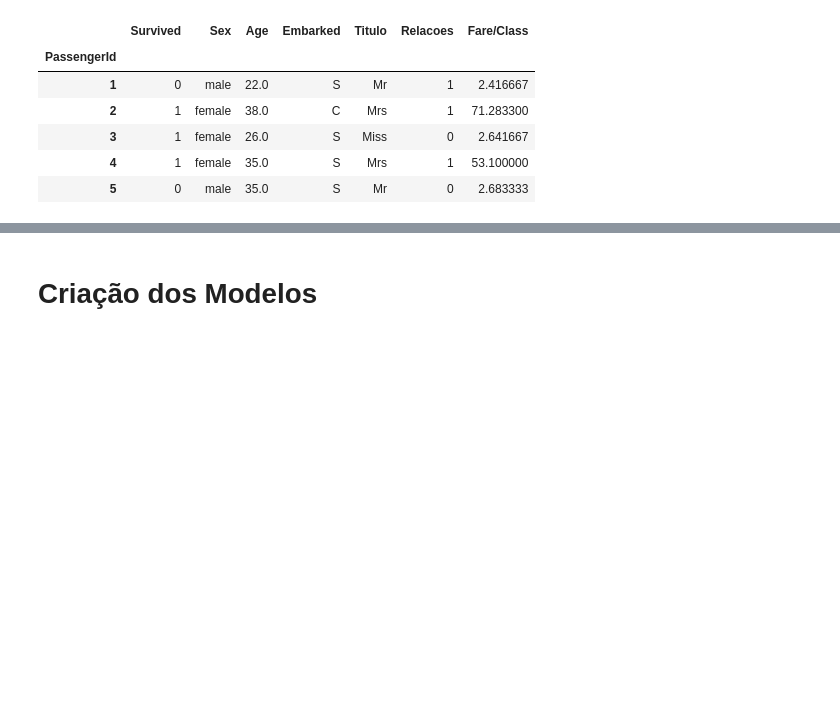
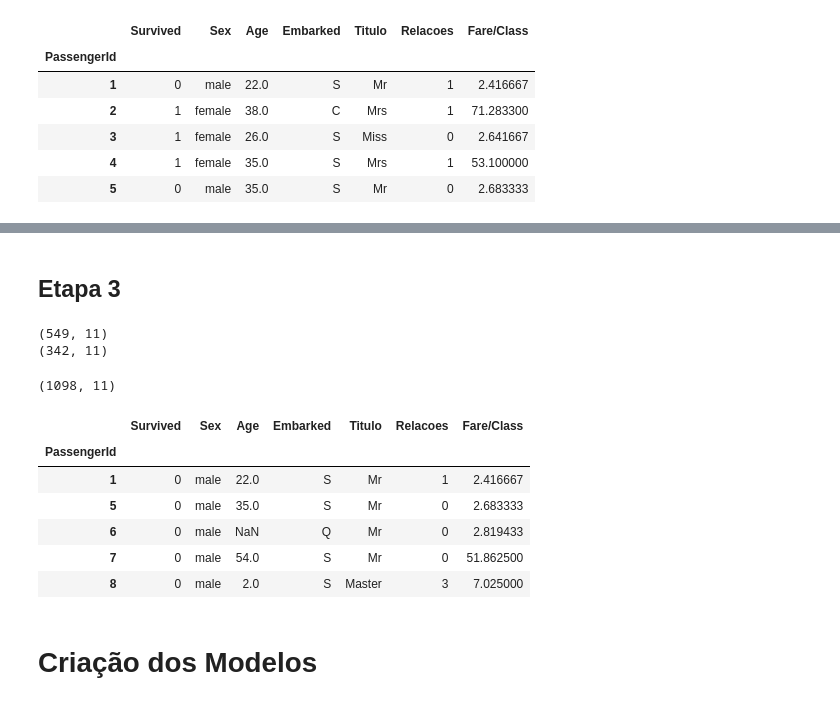
Before and after one commit to vitorxx1/Titanic-Kaggle, a Jupyter notebook: titanic.ipynb, the cells around one changed output, grey strips where cells are left out. Drawn from its saved outputs; the diff is of its cells as text; code cells hidden in the pictures; blank space fills up the shorter version.

Commit message:
Melhorias no pre-processamento e tentativa de upsampling

```diff
--- a/titanic.ipynb
+++ b/titanic.ipynb
@@ -368,0 +343,26 @@ preprocessor1 = ColumnTransformer(transformers=[
+# %%
+#função para mapear os titulos
+def mapeia_titulo(titulo):
+
+    Title_Dictionary = {
+        "Capt": "Officer",
+        "Col": "Officer",
+        "Major": "Officer",
+        "Jonkheer": "Royalty",
+        "Don": "Royalty",
+        "Sir" : "Royalty",
+        "Dr": "Officer",
+        "Rev": "Officer",
+        "the Countess":"Royalty",
+        "Mme": "Mrs",
+        "Mlle": "Miss",
+        "Ms": "Mrs",
+        "Mr" : "Mr",
+        "Mrs" : "Mrs",
+        "Miss" : "Miss",
+        "Master" : "Master",
+        "Lady" : "Royalty",
+        "Dona" : "Mrs"
+    }
+
+    return Title_Dictionary[titulo]
@@ -368,0 +398,31 @@ preprocessor1 = ColumnTransformer(transformers=[
+# %% [markdown]
+## Etapa 3
+# %%
+#dividindo os dados de acordo com a classe
+classe_majoritaria = dados_treino[dados_treino.Survived == 0]
+classe_minoritaria = dados_treino[dados_treino.Survived == 1]
+print(classe_majoritaria.shape)
+print(classe_minoritaria.shape)
+# %% [output]
+(549, 11)
+(342, 11)
+# %%
+#balanceando o conjunto utilizando upsampling
+classe_minoritaria_upsampled = resample(classe_minoritaria, replace = True, n_samples = 549, random_state = 0)
+dados_balanceados = pd.concat([classe_majoritaria, classe_minoritaria_upsampled])
+dados_balanceados.shape
+# %% [output]
+(1098, 11)
+# %%
+dados_balanceados = initial_pre_processing(dados_balanceados)
+dados_balanceados.Titulo = dados_balanceados.Titulo.apply(mapeia_titulo)
+dados_balanceados.Relacoes = dados_balanceados.Relacoes.map(lambda x: 3 if x > 2 else x)
+dados_balanceados.head()
+# %% [output]
+|  | Survived | Sex | Age | Embarked | Titulo | Relacoes | Fare/Class |
+| PassengerId |  |  |  |  |  |  |  |
+| 1 | 0 | male | 22.0 | S | Mr | 1 | 2.416667 |
+| 5 | 0 | male | 35.0 | S | Mr | 0 | 2.683333 |
+| 6 | 0 | male | NaN | Q | Mr | 0 | 2.819433 |
+| 7 | 0 | male | 54.0 | S | Mr | 0 | 51.862500 |
+| 8 | 0 | male | 2.0 | S | Master | 3 | 7.025000 |
```
Also changed, not shown: parts of 52 cells of this notebook, 8 other files.
